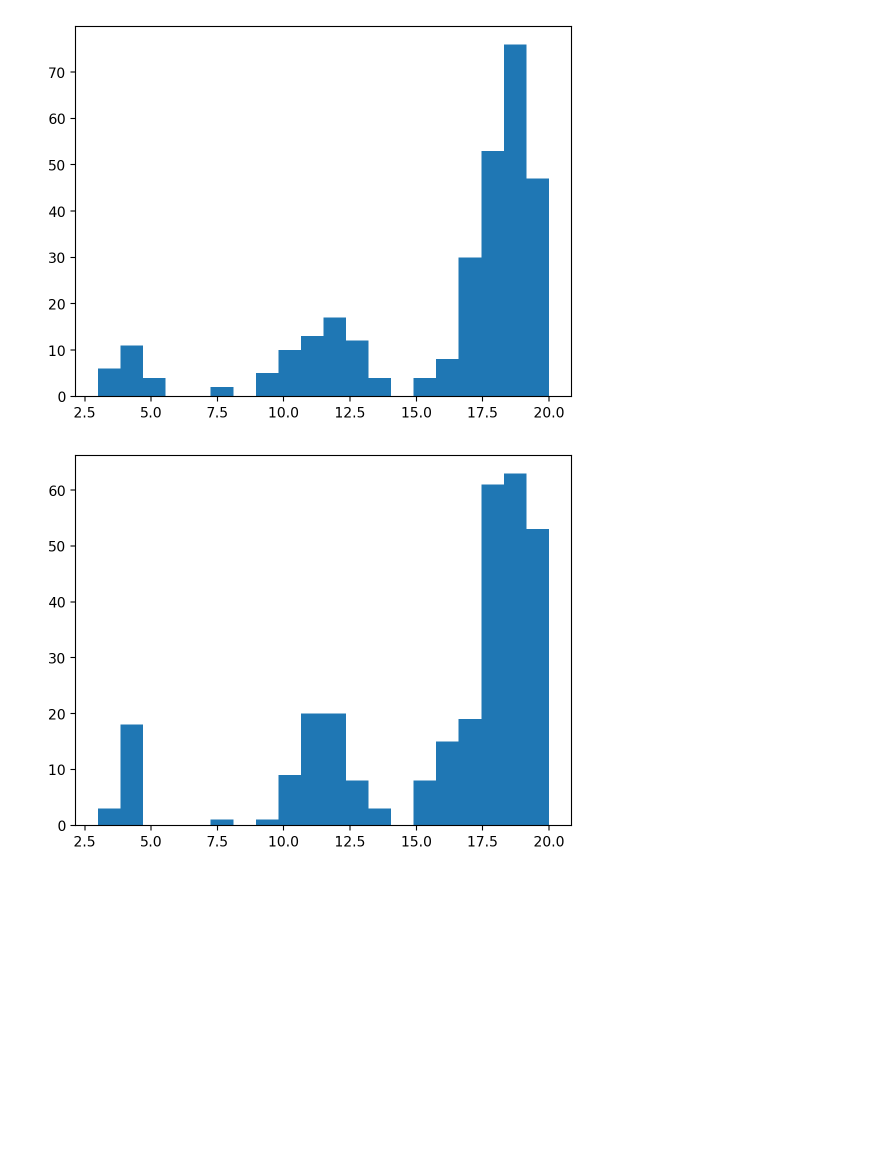
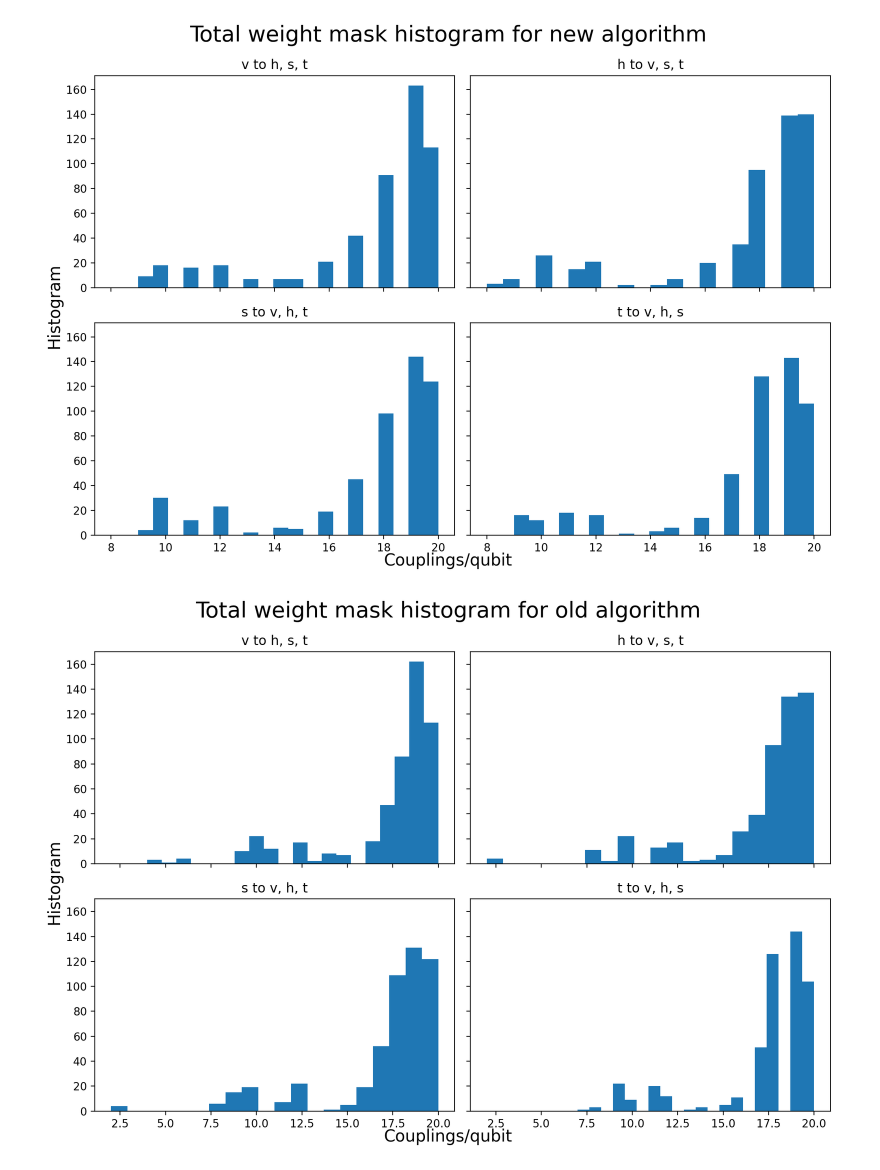
Before and after one commit to QaloSim/CaloQuVAE, a Jupyter notebook: nb.ipynb, the cells around one changed output. Cells and saved outputs as stored; diff of their text form; code cells hidden in the pictures; blank space fills up the shorter version.

Commit message:
iterative refinement algo plus notebook plotting differences between old and new ZephyrRBM implementations

```diff
--- a/nb.ipynb
+++ b/nb.ipynb
@@ -87,4 +68,5 @@ from model.rbm.zephyr import ZephyrRBM
 # %%
-config.rbm.latent_nodes_per_p=302
-self = ZephyrRBM(config,0)
+config.rbm.latent_nodes_per_p=512
+new = ZephyrRBM(config)
+old = ZephyrRBM_Old(config)
 # %% [output]
@@ -145,12 +146,29 @@ plt.show()
 # %%
-plt.hist(torch.cat((zph._weight_mask_dict['01'],zph._weight_mask_dict['02'],zph._weight_mask_dict['03']),1).sum(dim=1).numpy(), bins=20)
-plt.show()
-plt.hist(torch.cat((zph._weight_mask_dict['01'].transpose(1,0),zph._weight_mask_dict['12'],zph._weight_mask_dict['13']),1).sum(dim=1), bins=20)
-plt.show()
-plt.hist(torch.cat((zph._weight_mask_dict['02'].transpose(1,0),zph._weight_mask_dict['12'].transpose(1,0),zph._weight_mask_dict['23']),1).sum(dim=1), bins=20)
-plt.show()
-plt.hist(torch.cat((zph._weight_mask_dict['03'].transpose(1,0),zph._weight_mask_dict['13'].transpose(1,0),zph._weight_mask_dict['23'].transpose(1,0)),1).sum(dim=1), bins=20)
-plt.show()
+zph = new
+# plt.hist(torch.cat((zph._weight_mask_dict['01'],zph._weight_mask_dict['02'],zph._weight_mask_dict['03']),1).sum(dim=1).numpy(), bins=20)
+# plt.show()
+# plt.hist(torch.cat((zph._weight_mask_dict['01'].transpose(1,0),zph._weight_mask_dict['12'],zph._weight_mask_dict['13']),1).sum(dim=1), bins=20)
+# plt.show()
+# plt.hist(torch.cat((zph._weight_mask_dict['02'].transpose(1,0),zph._weight_mask_dict['12'].transpose(1,0),zph._weight_mask_dict['23']),1).sum(dim=1), bins=20)
+# plt.show()
+# plt.hist(torch.cat((zph._weight_mask_dict['03'].transpose(1,0),zph._weight_mask_dict['13'].transpose(1,0),zph._weight_mask_dict['23'].transpose(1,0)),1).sum(dim=1), bins=20)
+# plt.show()
+def plot_total_weights(zeph, label):
+    fig, ax = plt.subplots(2, 2, figsize=(10, 7), sharey=True, sharex=True, tight_layout=True)  # 2x2 grid, figure size 10x10
+    fig.text(0.5, 0.0, 'Couplings/qubit', ha='center', fontsize=15)
+    fig.text(0.0, 0.4, 'Histogram', rotation=90, ha='center', fontsize=15)
+    ax[0, 0].hist(torch.cat((zeph._weight_mask_dict['01'], zeph._weight_mask_dict['02'], zeph._weight_mask_dict['03']), 1).sum(dim=1).numpy(), bins=20)
+    ax[0, 0].set_title("v to h, s, t")
+    ax[0, 1].hist(torch.cat((zeph._weight_mask_dict['01'].transpose(1,0), zeph._weight_mask_dict['12'], zeph._weight_mask_dict['13']), 1).sum(dim=1), bins=20)
+    ax[0, 1].set_title("h to v, s, t")
+    ax[1, 0].hist(torch.cat((zeph._weight_mask_dict['02'].transpose(1,0), zeph._weight_mask_dict['12'].transpose(1,0), zeph._weight_mask_dict['23']), 1).sum(dim=1), bins=20)
+    ax[1, 0].set_title("s to v, h, t")
+    ax[1, 1].hist(torch.cat((zeph._weight_mask_dict['03'].transpose(1,0), zeph._weight_mask_dict['13'].transpose(1,0), zeph._weight_mask_dict['23'].transpose(1,0)), 1).sum(dim=1), bins=20)
+    ax[1, 1].set_title("t to v, h, s")
+    fig.suptitle(f"Total weight mask histogram for {label}", fontsize=20)
+
+plot_total_weights(new, "new algorithm")
+plot_total_weights(old, "old algorithm")
 # %% [output]
-[figure, old version]
+[figure, new version]
-[figure, old version]
+[figure, new version]
```
Also changed, not shown: parts of 9 cells of this notebook, 2 other files.
